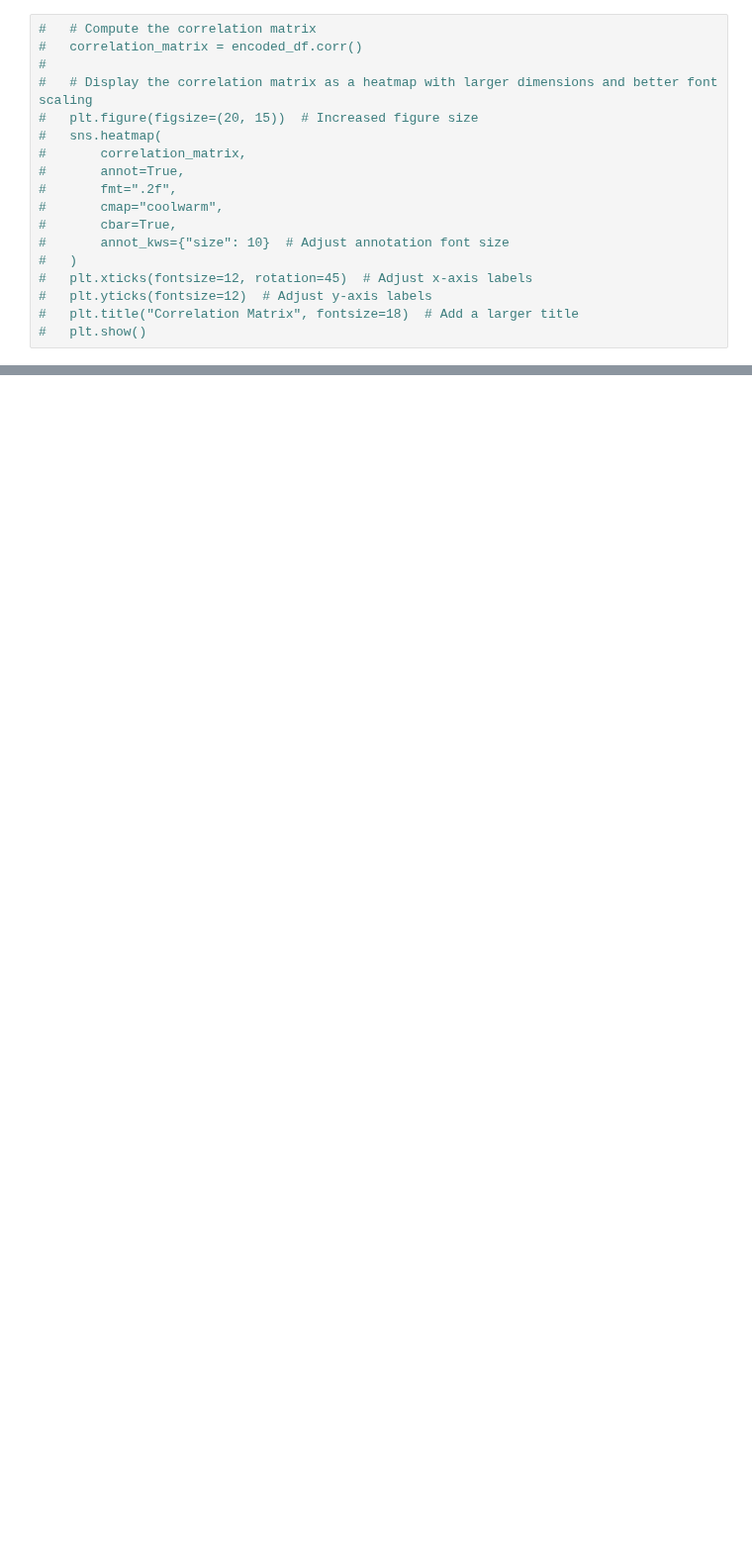
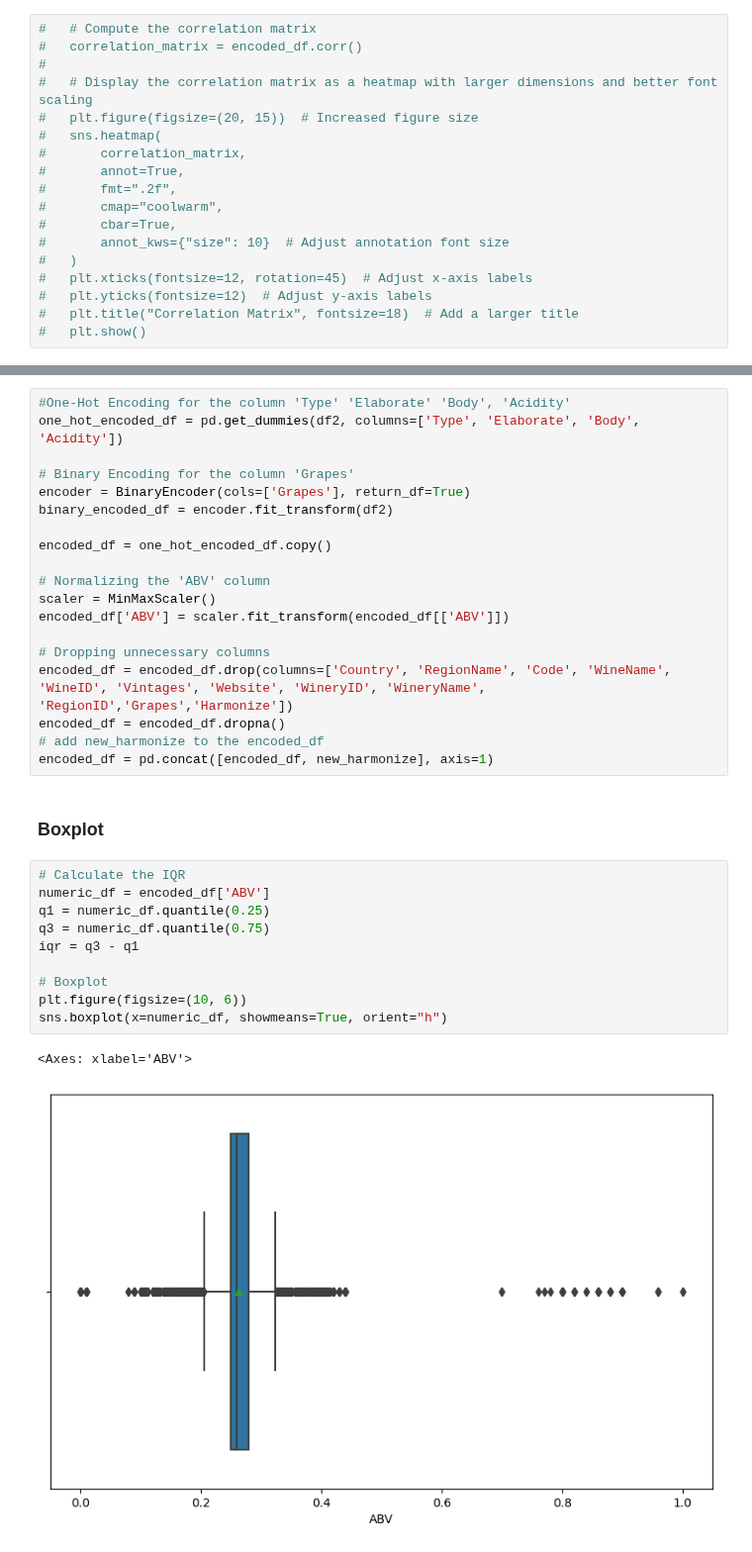
Before and after one commit to SrMasterAD/MEIA_ISEP_TEAM7_2024_2025_Challenge_2, a Jupyter notebook: notebooks/Notebook_Main_AAUT.ipynb, the cells around one changed output, grey strips where cells are left out. Shown at 99% size. Saved outputs shown, nothing was run; the diff lists cells and outputs as text; blank space fills up the shorter version.

```diff
--- a/notebooks/Notebook_Main_AAUT.ipynb
+++ b/notebooks/Notebook_Main_AAUT.ipynb
@@ -123,0 +327,34 @@ print(encoded_df)
+# %%
+#One-Hot Encoding for the column 'Type' 'Elaborate' 'Body', 'Acidity'
+one_hot_encoded_df = pd.get_dummies(df2, columns=['Type', 'Elaborate', 'Body', 'Acidity'])
+
+# Binary Encoding for the column 'Grapes'
+encoder = BinaryEncoder(cols=['Grapes'], return_df=True)
+binary_encoded_df = encoder.fit_transform(df2)
+
+encoded_df = one_hot_encoded_df.copy()
+
+# Normalizing the 'ABV' column
+scaler = MinMaxScaler()
+encoded_df['ABV'] = scaler.fit_transform(encoded_df[['ABV']])
+
+# Dropping unnecessary columns
+encoded_df = encoded_df.drop(columns=['Country', 'RegionName', 'Code', 'WineName', 'WineID', 'Vintages', 'Website', 'WineryID', 'WineryName', 'RegionID','Grapes','Harmonize'])
+encoded_df = encoded_df.dropna()
+# add new_harmonize to the encoded_df
+encoded_df = pd.concat([encoded_df, new_harmonize], axis=1)
+# %% [markdown]
+### Boxplot
+# %%
+# Calculate the IQR
+numeric_df = encoded_df['ABV']
+q1 = numeric_df.quantile(0.25)
+q3 = numeric_df.quantile(0.75)
+iqr = q3 - q1
+
+# Boxplot
+plt.figure(figsize=(10, 6))
+sns.boxplot(x=numeric_df, showmeans=True, orient="h")
+# %% [output]
+<Axes: xlabel='ABV'>
+[figure, added]
```
Also changed, not shown: parts of 14 cells of this notebook.
